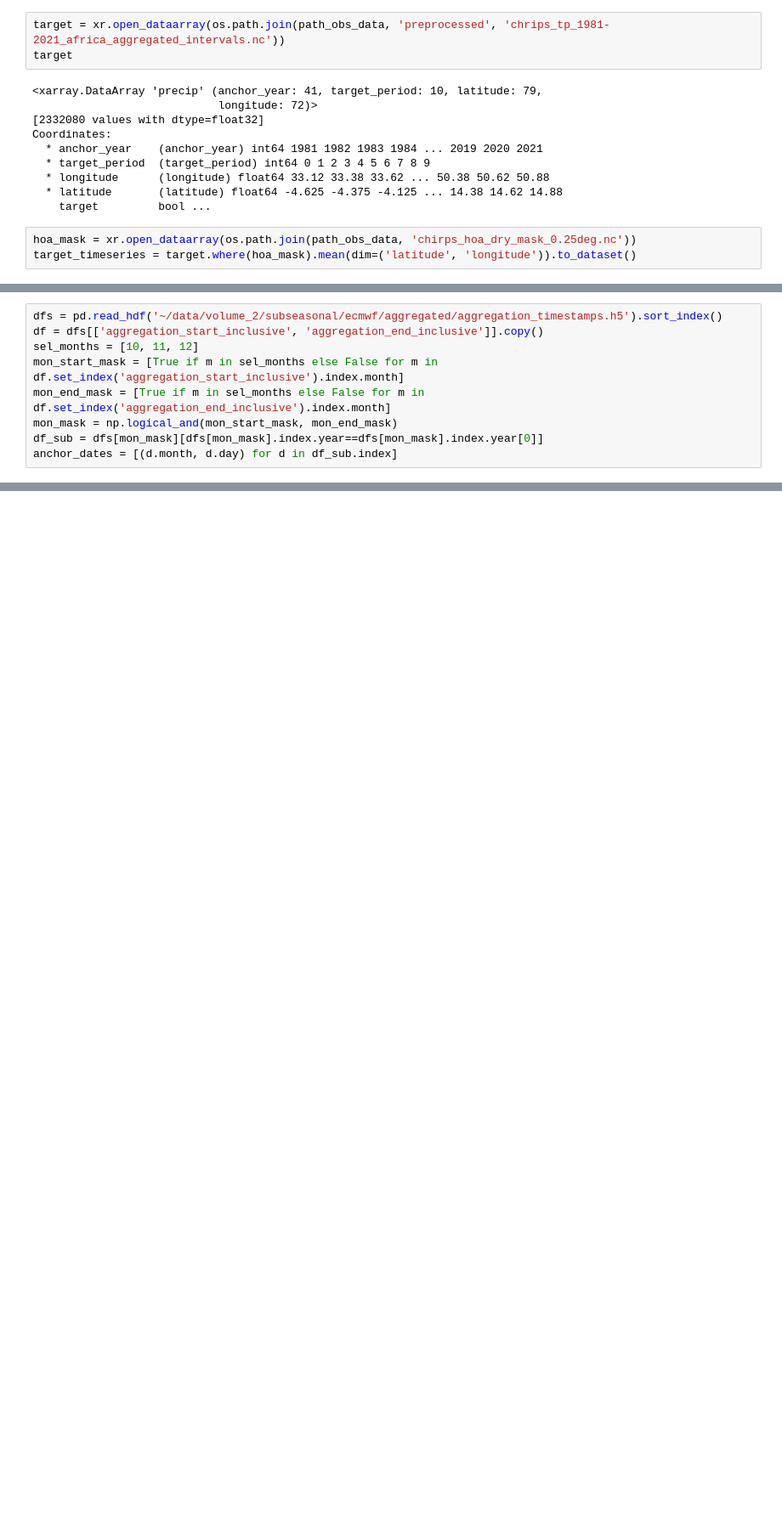
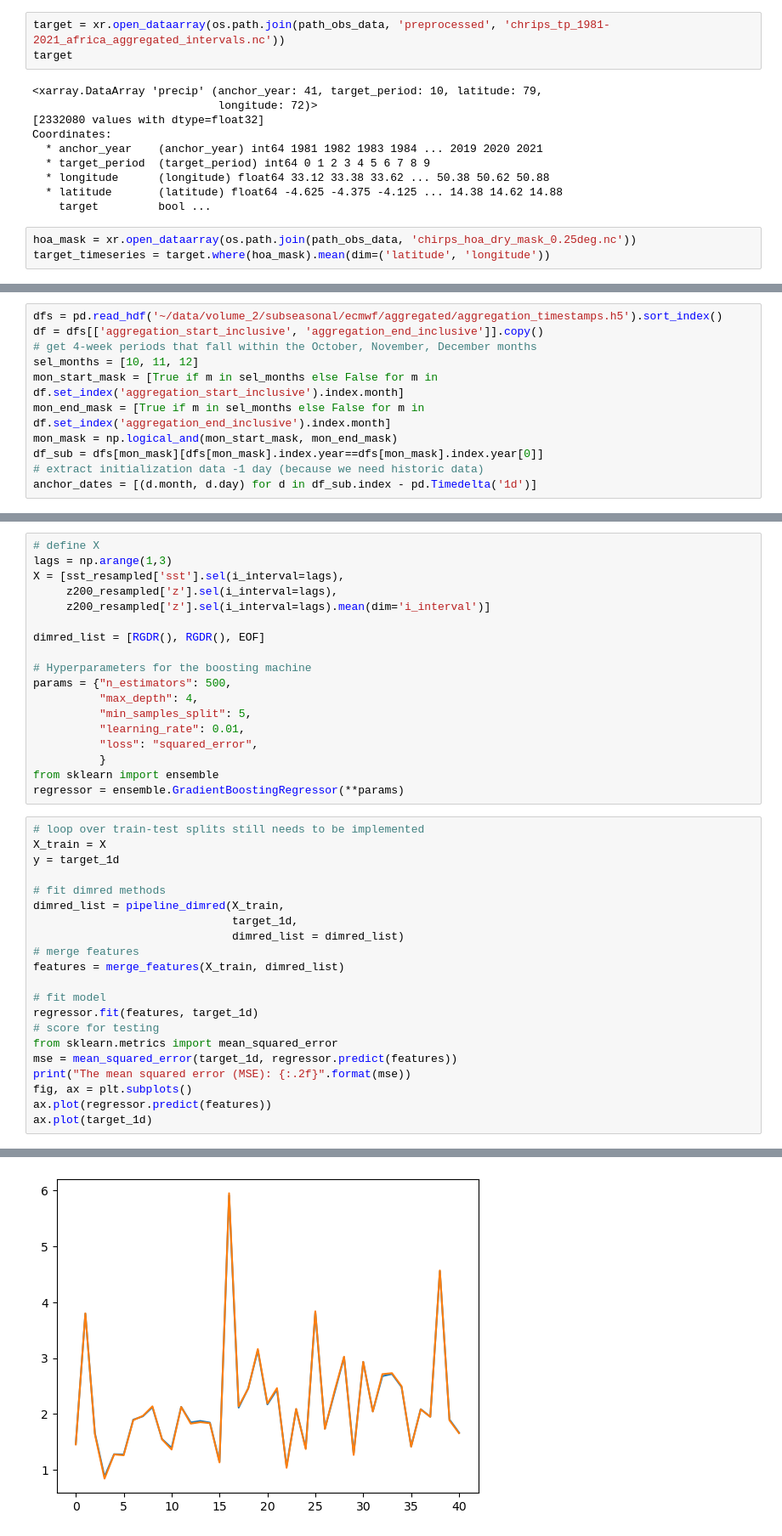
Before and after one commit to AI4S2S/Lorentz_s2spy_workshop, a Jupyter notebook: s2s.ipynb, the cells around one changed output, grey strips where cells are left out. Shown at 85% size. Saved outputs shown, nothing was run; the diff lists cells and outputs as text; blank space fills up the shorter version.

Commit message:
updated workflow, train-test still needs to be implemented

```diff
--- a/s2s.ipynb
+++ b/s2s.ipynb
@@ -26,4 +26,4 @@ Coordinates:
     target         bool ...
 # %%
 hoa_mask = xr.open_dataarray(os.path.join(path_obs_data, 'chirps_hoa_dry_mask_0.25deg.nc'))
-target_timeseries = target.where(hoa_mask).mean(dim=('latitude', 'longitude')).to_dataset()
+target_timeseries = target.where(hoa_mask).mean(dim=('latitude', 'longitude'))
@@ -30,9 +32,11 @@ target_timeseries = target.where(hoa_mask).mean(dim=('latitude', 'longitude')).t
 # %%
 dfs = pd.read_hdf('~/data/volume_2/subseasonal/ecmwf/aggregated/aggregation_timestamps.h5').sort_index()
 df = dfs[['aggregation_start_inclusive', 'aggregation_end_inclusive']].copy()
+# get 4-week periods that fall within the October, November, December months
 sel_months = [10, 11, 12]
 mon_start_mask = [True if m in sel_months else False for m in df.set_index('aggregation_start_inclusive').index.month]
 mon_end_mask = [True if m in sel_months else False for m in df.set_index('aggregation_end_inclusive').index.month]
 mon_mask = np.logical_and(mon_start_mask, mon_end_mask)
 df_sub = dfs[mon_mask][dfs[mon_mask].index.year==dfs[mon_mask].index.year[0]]
-anchor_dates = [(d.month, d.day) for d in df_sub.index]
+# extract initialization data -1 day (because we need historic data)
+anchor_dates = [(d.month, d.day) for d in df_sub.index - pd.Timedelta('1d')]
@@ -115,0 +123,40 @@ for period in target_timeseries.target_period.values[::4]:
+# %%
+# define X
+lags = np.arange(1,3)
+X = [sst_resampled['sst'].sel(i_interval=lags),
+     z200_resampled['z'].sel(i_interval=lags),
+     z200_resampled['z'].sel(i_interval=lags).mean(dim='i_interval')]
+
+dimred_list = [RGDR(), RGDR(), EOF]
+
+# Hyperparameters for the boosting machine
+params = {"n_estimators": 500,
+          "max_depth": 4,
+          "min_samples_split": 5,
+          "learning_rate": 0.01,
+          "loss": "squared_error",
+          }
+from sklearn import ensemble
+regressor = ensemble.GradientBoostingRegressor(**params)
+# %%
+# loop over train-test splits still needs to be implemented
+X_train = X
+y = target_1d
+
+# fit dimred methods
+dimred_list = pipeline_dimred(X_train,
+                              target_1d,
+                              dimred_list = dimred_list)
+# merge features
+features = merge_features(X_train, dimred_list)
+
+# fit model
+regressor.fit(features, target_1d)
+# score for testing
+from sklearn.metrics import mean_squared_error
+mse = mean_squared_error(target_1d, regressor.predict(features))
+print("The mean squared error (MSE): {:.2f}".format(mse))
+fig, ax = plt.subplots()
+ax.plot(regressor.predict(features))
+ax.plot(target_1d)
+# %% [output]
@@ -116 +165,2 @@ for period in target_timeseries.target_period.values[::4]:
+[figure, added]
 # %%
```
Also changed, not shown: parts of 15 cells of this notebook, 1 other file.
